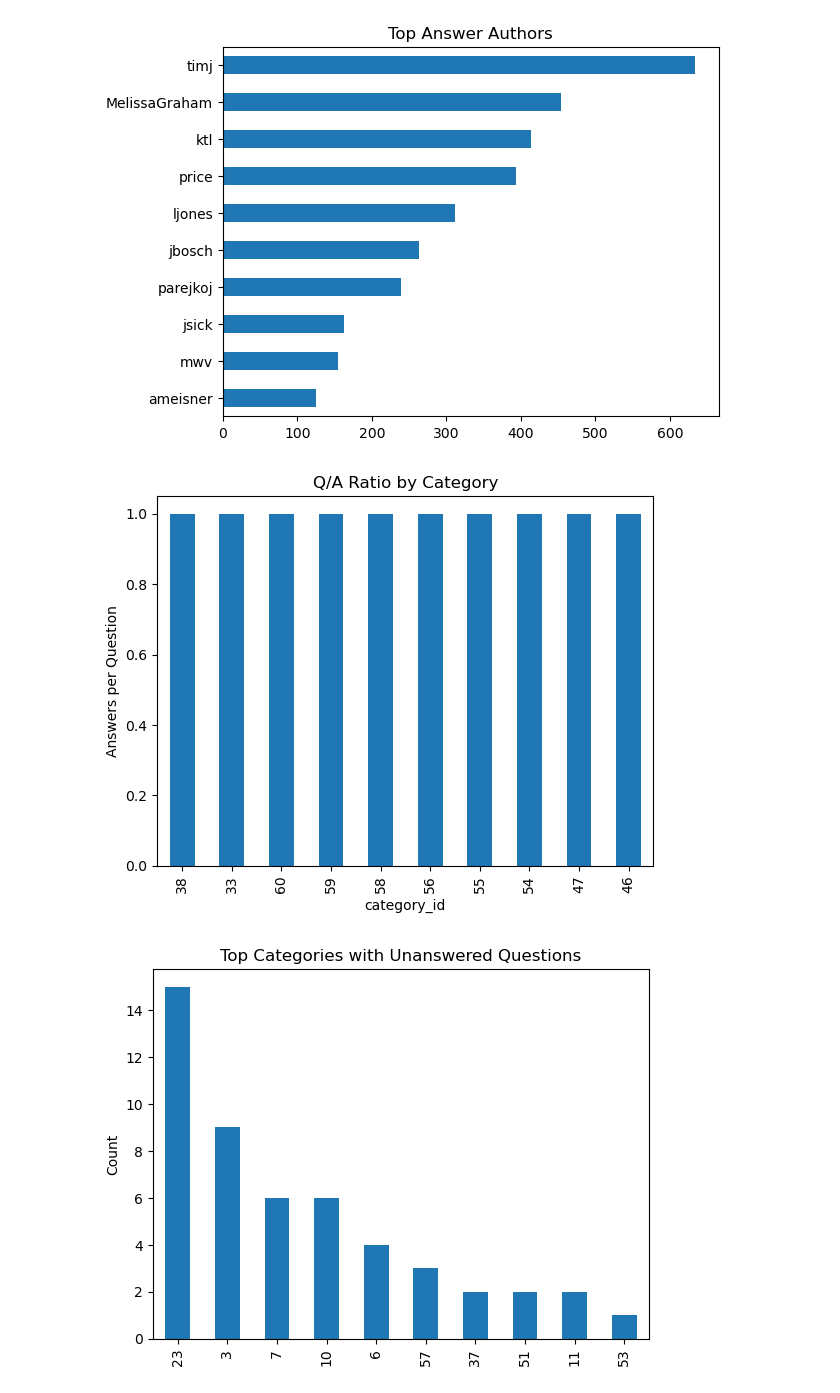
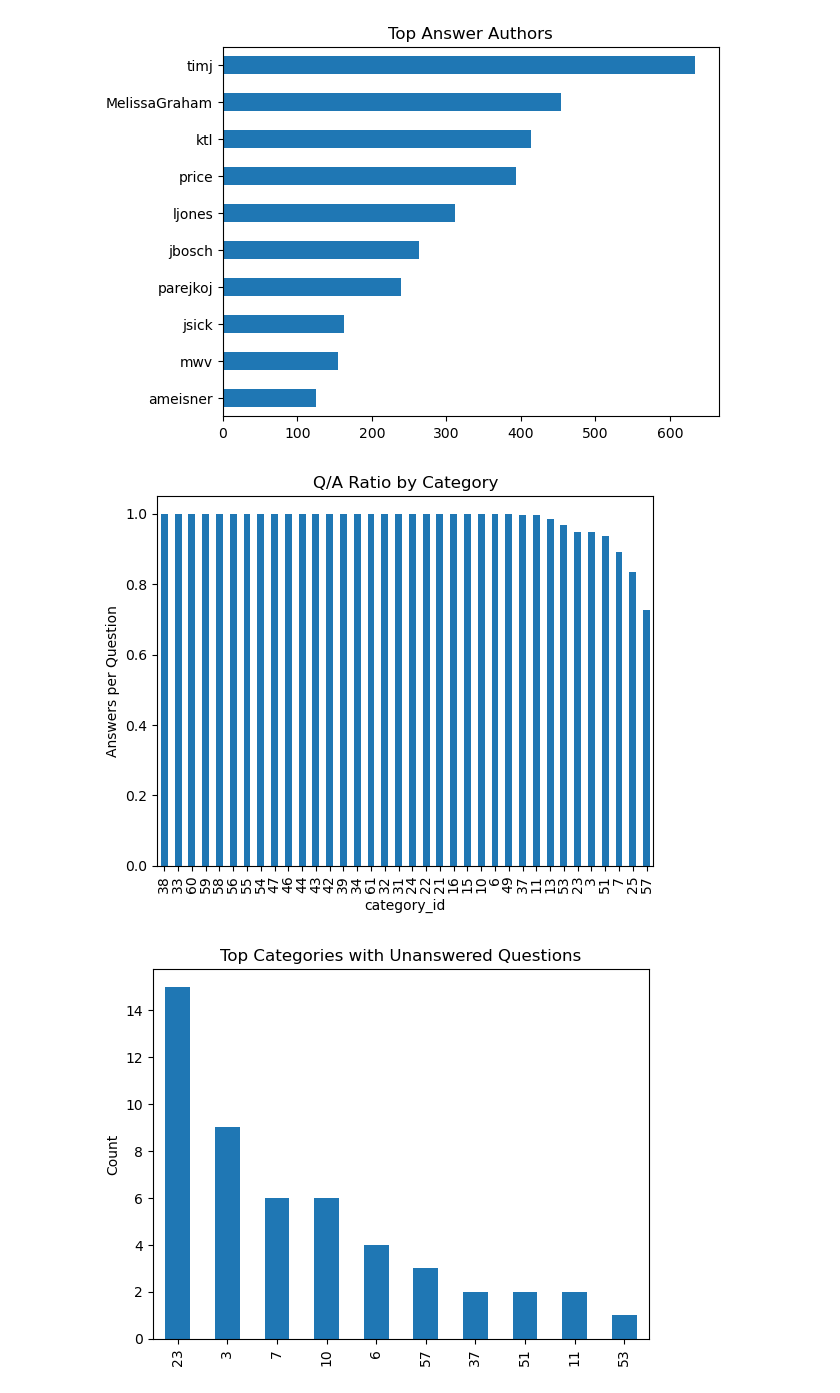
Before and after one commit to uw-ssec/Rubin-RAG, a Jupyter notebook: data-analysis/lsst_forum_responses_EDA.ipynb, the cells around one changed output. Drawn from its saved outputs; the diff is of its cells as text; code cells hidden in the pictures.

```diff
--- a/data-analysis/lsst_forum_responses_EDA.ipynb
+++ b/data-analysis/lsst_forum_responses_EDA.ipynb
@@ -255,15 +255,15 @@ plt.show()
 # %%
 # Q/A Ratio
 qa_ratio = df.groupby('category_id').agg(
     questions=('question', 'count'),
     answers=('answer', lambda x: x.notna().sum())
 )
 qa_ratio['qa_ratio'] = qa_ratio['answers'] / qa_ratio['questions']
-qa_ratio['qa_ratio'].sort_values(ascending=False).head(10).plot(kind='bar', title='Q/A Ratio by Category')
+qa_ratio['qa_ratio'].sort_values(ascending=False).plot(kind='bar', title='Q/A Ratio by Category')
 plt.ylabel('Answers per Question')
 plt.show()
 # %% [output]
-[figure, old version]
+[figure, new version]
 # %%
 # Unanswered Questions
 unanswered = df[df['answer'].isnull()]
```
Also changed, not shown: parts of 2 cells of this notebook, 1 other file.
